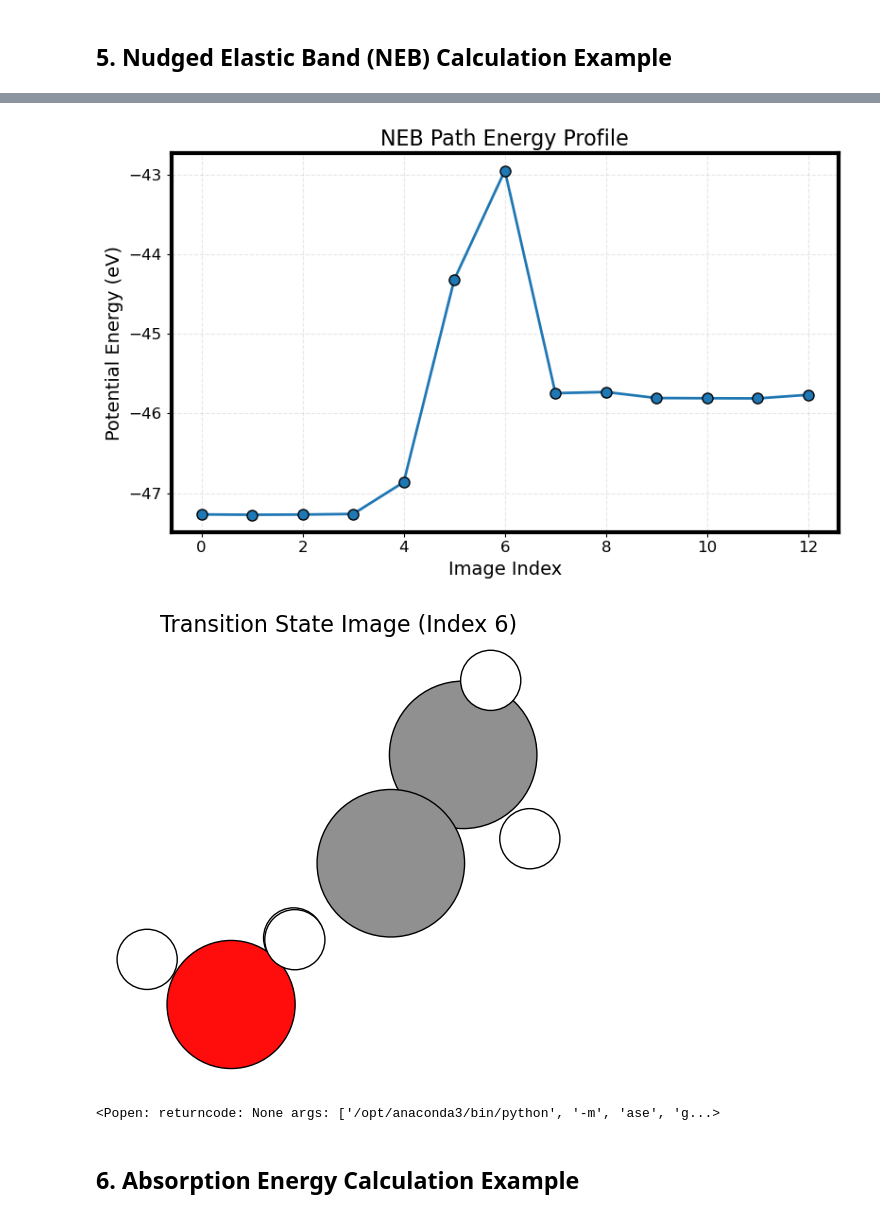
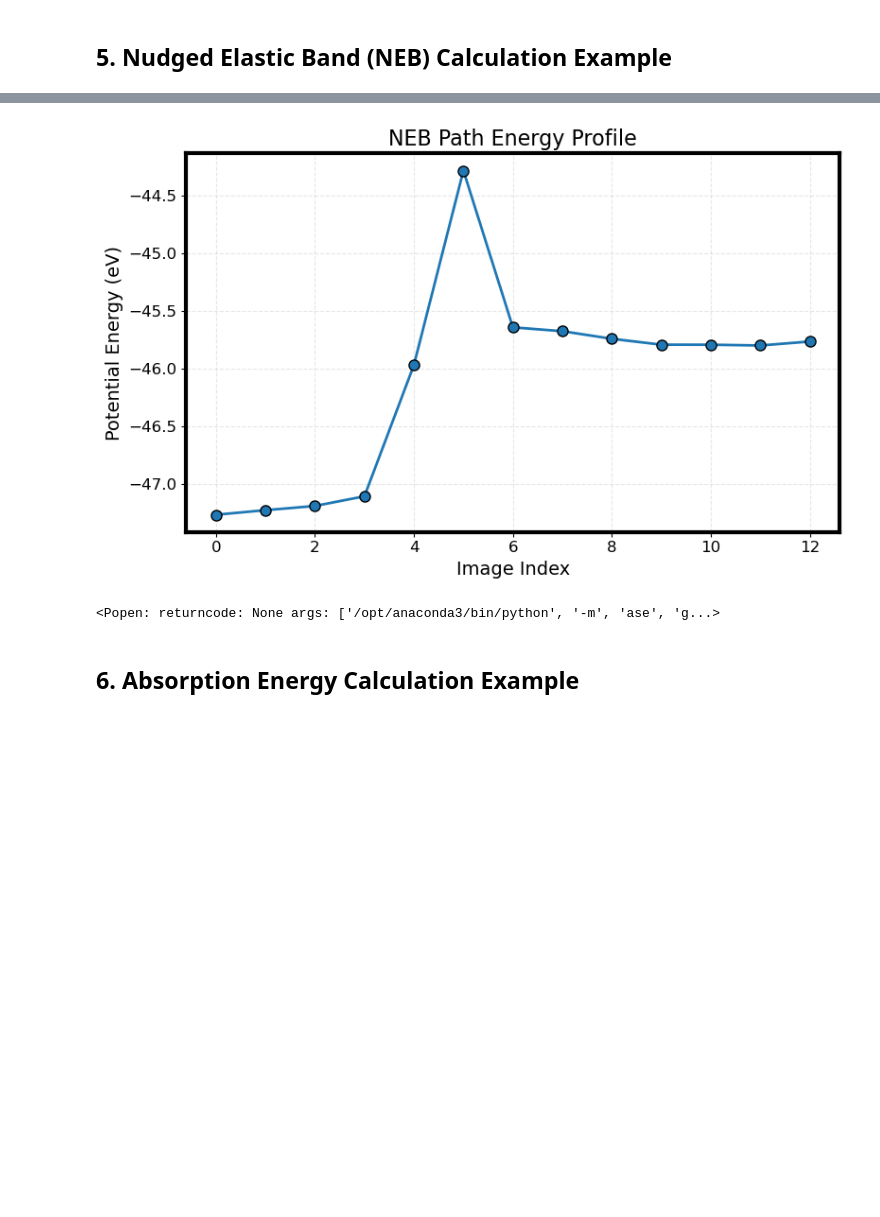
Before and after one commit to vigneshS29/AI2_MD, a Jupyter notebook: MLIP_ASE_Tutorial.ipynb, the cells around one changed output, grey strips where cells are left out. Cells and saved outputs as stored; diff of their text form; code cells hidden in the pictures; blank space fills up the shorter version.

```diff
--- a/MLIP_ASE_Tutorial.ipynb
+++ b/MLIP_ASE_Tutorial.ipynb
@@ -173,6 +164,29 @@ from ase.mep import NEB
 # Load initial and final states
 initial = read('initial_optimized.xyz')
 final = read('final_optimized.xyz')
+
+# Align final to initial (minimize rotation/translation)
+
+def align_structure_kabsch(mobile, target):
+
+    P = target.get_positions() - target.get_center_of_mass()
+    Q = mobile.get_positions() - mobile.get_center_of_mass()
+
+    C = np.dot(Q.T, P)
+    V, S, Wt = np.linalg.svd(C)
+    d = np.sign(np.linalg.det(np.dot(V, Wt)))
+    U = np.dot(V, np.dot(np.diag([1,1,d]), Wt))
+
+    # Rotate and translate Q to match P
+    aligned_positions = np.dot(Q, U)
+    aligned_positions += target.get_center_of_mass()
+    mobile.set_positions(aligned_positions)
+
+    return
+
+# Align final to initial
+final = final.copy()
+align_structure_kabsch(final, initial)
 
 # Create intermediate images
 images = [initial]
@@ -227,16 +241,7 @@ plt.yticks(fontsize=12)
 plt.tight_layout()
 plt.show()
 
-ts_index = np.argmax(energies)
-ts_image = images[ts_index]
-
-# Plot the TS image clearly
-fig, ax = plt.subplots(figsize=(6, 6))
-plot_atoms(ts_image, ax, rotation=('0x,0y,0z'))
-ax.set_title(f'Transition State Image (Index {ts_index})', fontsize=16)
-ax.axis('off')
-plt.show()
-view(ts_image)
+view(images)
 # %% [output]
 Using Materials Project MACE for MACECalculator with /Users/vsathyas/.cache/mace/20231203mace128L1_epoch199model
 Using float64 for MACECalculator, which is slower but more accurate. Recommended for geometry optimization.
@@ -258,5 +263,4 @@ BFGS:   31 15:29:02      -42.944341        0.499253
-[figure, old version]
+[figure, new version]
-[figure, removed]
 <Popen: returncode: None args: ['/opt/anaconda3/bin/python', '-m', 'ase', 'g...>
 # %% [markdown]
 ## 6. Absorption Energy Calculation Example
```
Also changed, not shown: parts of 6 cells of this notebook.
